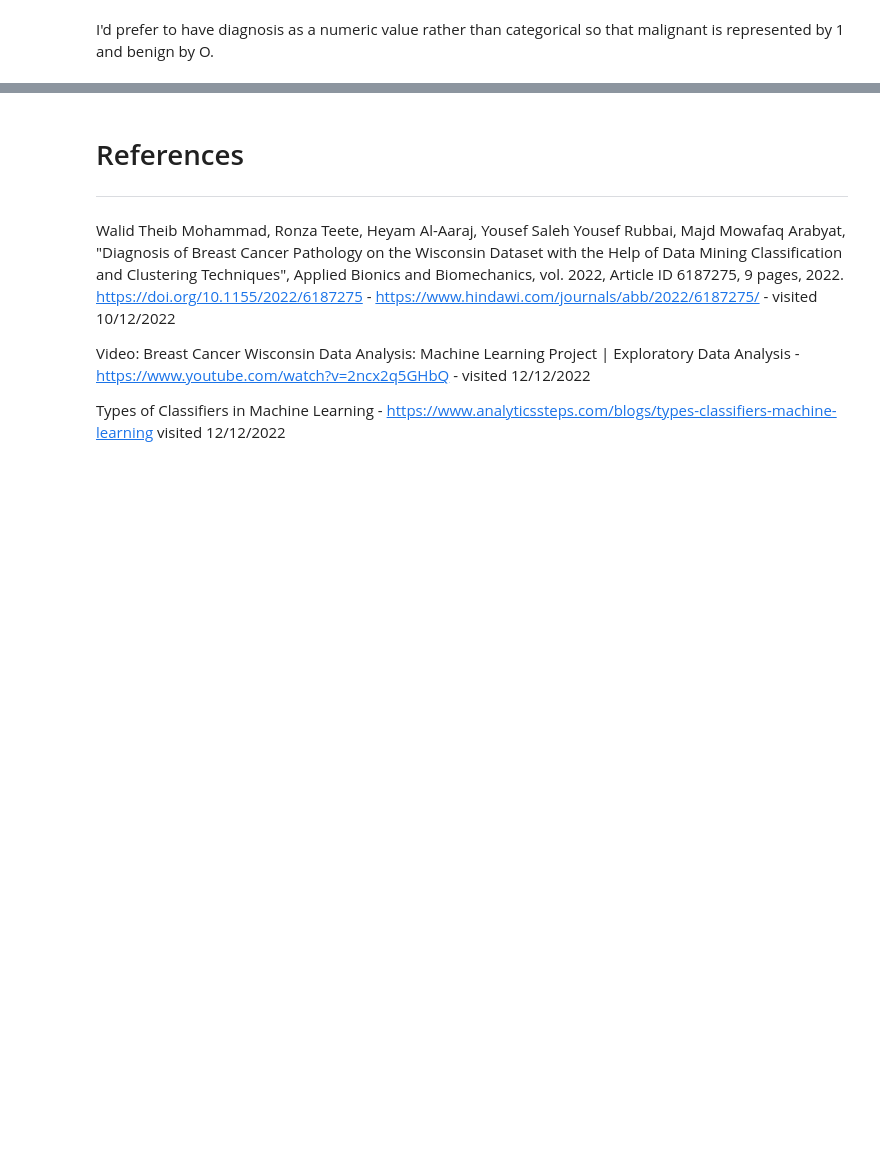
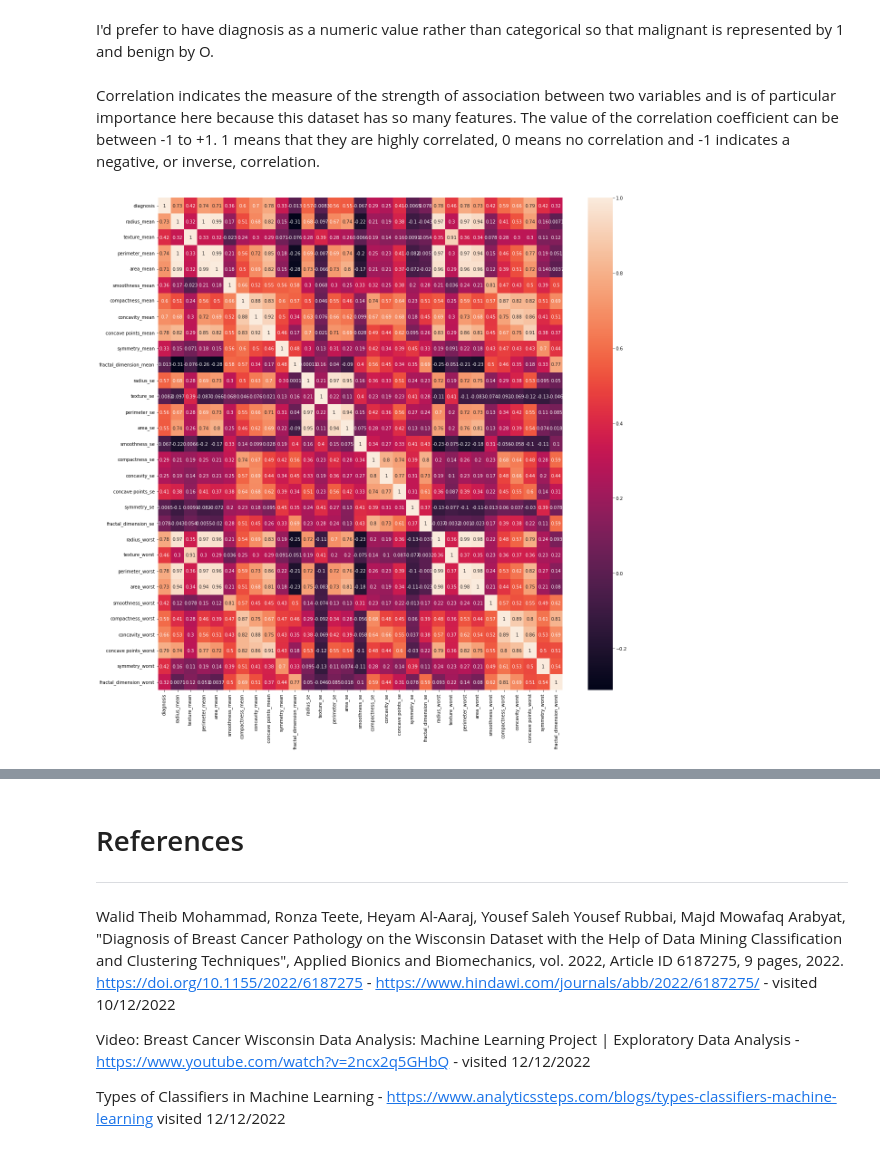
Before and after one commit to Scunnies/PfDA_Wisconsin_BC_dataset, a Jupyter notebook: Breast Cancer Wisconsin Dataset.ipynb, the cells around one changed output, grey strips where cells are left out. Drawn from its saved outputs; the diff is of its cells as text; code cells hidden in the pictures; blank space fills up the shorter version.

```diff
--- a/Breast Cancer Wisconsin Dataset.ipynb
+++ b/Breast Cancer Wisconsin Dataset.ipynb
@@ -146,3 +145,11 @@ df.head()
 I'd prefer to have diagnosis as a numeric value rather than categorical so that malignant is represented by 1 and benign by O.
 # %%
 df['diagnosis'] = df['diagnosis'].map({'M':1,'B':0})
+# %% [markdown]
+Correlation indicates the measure of the strength of association between two variables and is of particular importance here because this dataset has so many features. The value of the correlation coefficient can be between -1 to +1. 1 means that they are highly correlated, 0 means no correlation and -1 indicates a negative, or inverse, correlation.
+# %%
+df.corr()
+plt.figure(figsize = (20, 20))
+sns.heatmap(df.corr(), annot=True); #showing correlation values for each pair
+# %% [output]
+[figure, added]
```
Also changed, not shown: parts of 5 cells of this notebook.
